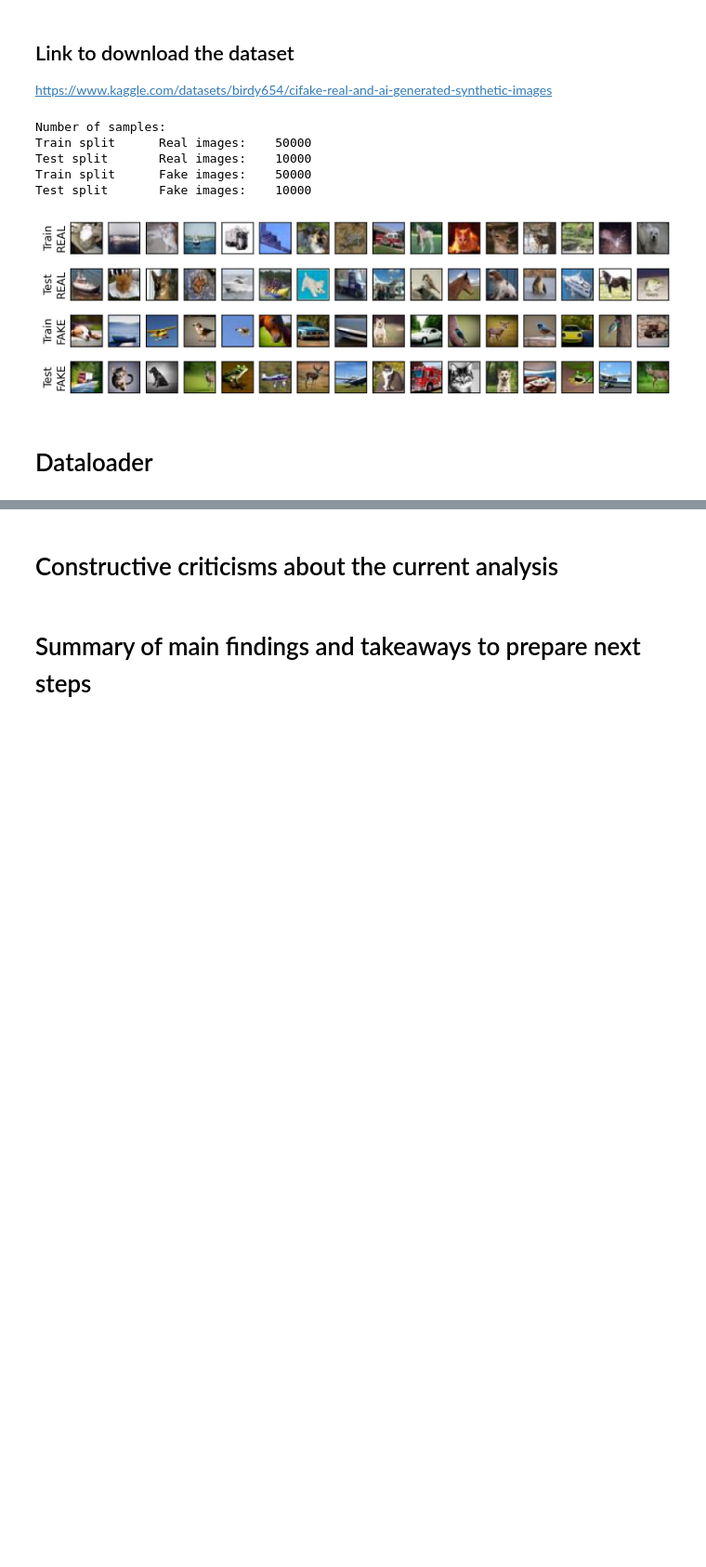
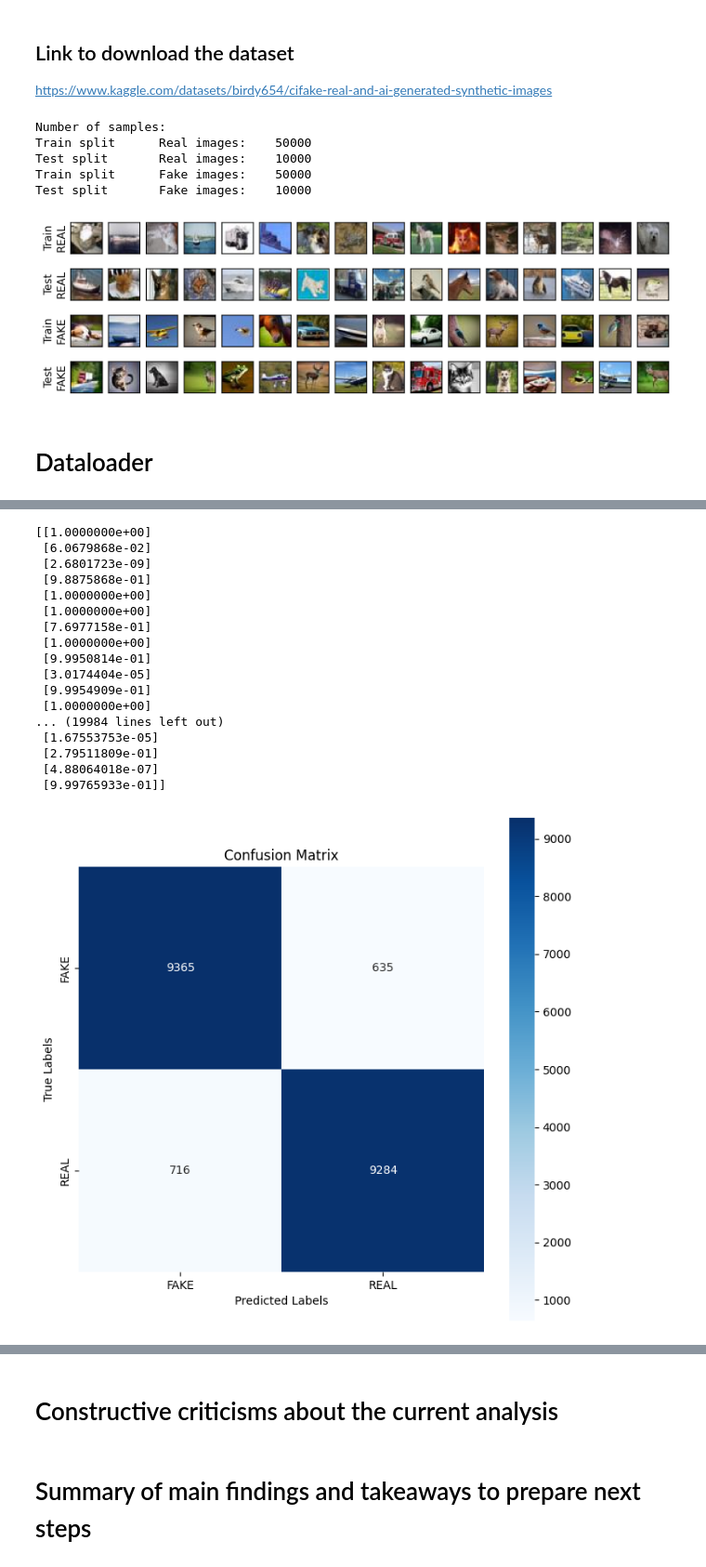
Before and after one commit to GuillaumeZahnd/cifake, a Jupyter notebook: cifake.ipynb, the cells around one changed output, grey strips where cells are left out. Shown at 93% size. Cells and saved outputs as stored; diff of their text form; code cells hidden in the pictures; blank space fills up the shorter version.

```diff
--- a/cifake.ipynb
+++ b/cifake.ipynb
@@ -150,6 +154,7 @@ test_set_dataloader = tf.keras.utils.image_dataset_from_directory(
     path_dataset_test,
     shuffle=True,
     seed=random_seed,
+    label_mode='categorical',
     batch_size=batch_size,
     image_size=(image_height, image_width)
 )
@@ -237,0 +370,29 @@ Detected at node StatefulPartitionedCall defined at (most recent call last):
+# %%
+model = tf.keras.Sequential([
+    layers.RandomFlip(mode='horizontal', seed=random_seed),
+    layers.Resizing(image_height, image_width),
+    layers.Rescaling(scale=1./127.5, offset=-1),
+    tf.keras.layers.Conv2D(filters=32, kernel_size=3, strides=(1, 1), padding='same', activation='silu'),
+    tf.keras.layers.Conv2D(filters=32, kernel_size=3, strides=(1, 1), padding='same', activation='silu'),
+    tf.keras.layers.MaxPooling2D(),
+    tf.keras.layers.Conv2D(filters=64, kernel_size=3, strides=(1, 1), padding='same', activation='silu'),
+    tf.keras.layers.Conv2D(filters=64, kernel_size=3, strides=(1, 1), padding='same', activation='silu'),
+    tf.keras.layers.MaxPooling2D(),
+    tf.keras.layers.Conv2D(filters=128, kernel_size=3, strides=(1, 1), padding='same', activation='silu'),
+    tf.keras.layers.Conv2D(filters=128, kernel_size=3, strides=(1, 1), padding='same', activation='silu'),
+    tf.keras.layers.MaxPooling2D(),
+    tf.keras.layers.Flatten(),
+    tf.keras.layers.Dense(128, activation='silu'),
+    tf.keras.layers.Dropout(0.5),
+    tf.keras.layers.Dense(1, activation='sigmoid')
+])
+
+# Compile the model
+model.compile(
+    optimizer=keras.optimizers.Adam(learning_rate=0.001),
+    loss='binary_crossentropy',
+    metrics=[BinaryAccuracy(name='accuracy'), Precision(name='precision'), Recall(name='recall')])
+
+# Build the model and show the summary
+model.build(input_shape=(None, image_height, image_width, 3))
+model.summary()
@@ -237,0 +421,9 @@ Detected at node StatefulPartitionedCall defined at (most recent call last):
+# %%
+# Train the model
+number_of_epochs = 50
+
+history = model.fit(
+    train_set_dataloader,
+    validation_data=validation_set_dataloader,
+    epochs=number_of_epochs,
+    verbose=1)
@@ -237,0 +465,22 @@ Detected at node StatefulPartitionedCall defined at (most recent call last):
+# %%
+# Confusion matrix
+plot_confusion_matrix(test_set_dataloader, model)
+# %% [output]
+[[1.0000000e+00]
+ [6.0679868e-02]
+ [2.6801723e-09]
+ [9.8875868e-01]
+ [1.0000000e+00]
+ [1.0000000e+00]
+ [7.6977158e-01]
+ [1.0000000e+00]
+ [9.9950814e-01]
+ [3.0174404e-05]
+ [9.9954909e-01]
+ [1.0000000e+00]
+... (19984 lines left out)
+ [1.67553753e-05]
+ [2.79511809e-01]
+ [4.88064018e-07]
+ [9.99765933e-01]]
+[figure, added]
```
Also changed, not shown: parts of 20 cells of this notebook.
